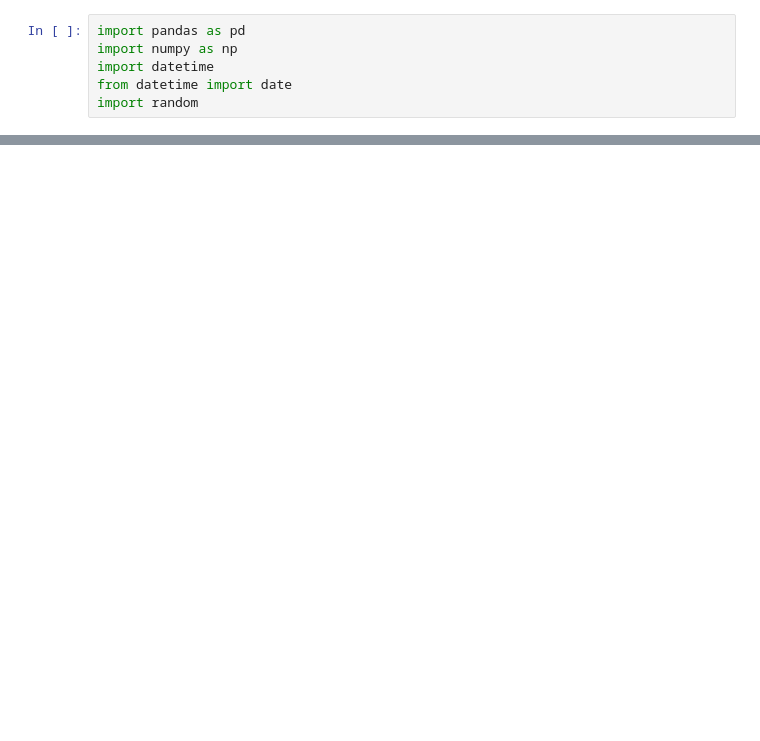
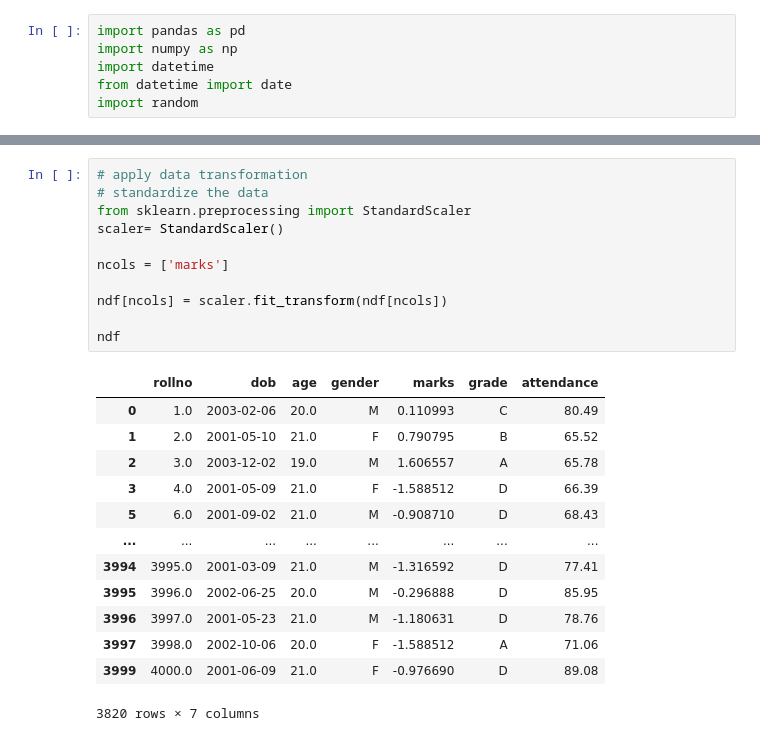
Before and after one commit to noblecoder11/pict-semester-6, a Jupyter notebook: dsbdal/a2.ipynb, the cells around one changed output, grey strips where cells are left out. Cells and saved outputs as stored; diff of their text form; blank space fills up the shorter version.

```diff
--- a/dsbdal/a2.ipynb
+++ b/dsbdal/a2.ipynb
@@ -157,0 +198,25 @@ new_df = df.where(is_correct())
+# %%
+# apply data transformation
+# standardize the data
+from sklearn.preprocessing import StandardScaler
+scaler= StandardScaler()
+
+ncols = ['marks']
+
+ndf[ncols] = scaler.fit_transform(ndf[ncols])
+
+ndf
+# %% [output]
+|  | rollno | dob | age | gender | marks | grade | attendance |
+| 0 | 1.0 | 2003-02-06 | 20.0 | M | 0.110993 | C | 80.49 |
+| 1 | 2.0 | 2001-05-10 | 21.0 | F | 0.790795 | B | 65.52 |
+| 2 | 3.0 | 2003-12-02 | 19.0 | M | 1.606557 | A | 65.78 |
+| 3 | 4.0 | 2001-05-09 | 21.0 | F | -1.588512 | D | 66.39 |
+| 5 | 6.0 | 2001-09-02 | 21.0 | M | -0.908710 | D | 68.43 |
+| ... | ... | ... | ... | ... | ... | ... | ... |
+| 3994 | 3995.0 | 2001-03-09 | 21.0 | M | -1.316592 | D | 77.41 |
+| 3995 | 3996.0 | 2002-06-25 | 20.0 | M | -0.296888 | D | 85.95 |
+| 3996 | 3997.0 | 2001-05-23 | 21.0 | M | -1.180631 | D | 78.76 |
+| 3997 | 3998.0 | 2002-10-06 | 20.0 | F | -1.588512 | A | 71.06 |
+| 3999 | 4000.0 | 2001-06-09 | 21.0 | F | -0.976690 | D | 89.08 |
+3820 rows × 7 columns
```
Also changed, not shown: parts of 8 cells of this notebook, 2 other files.
